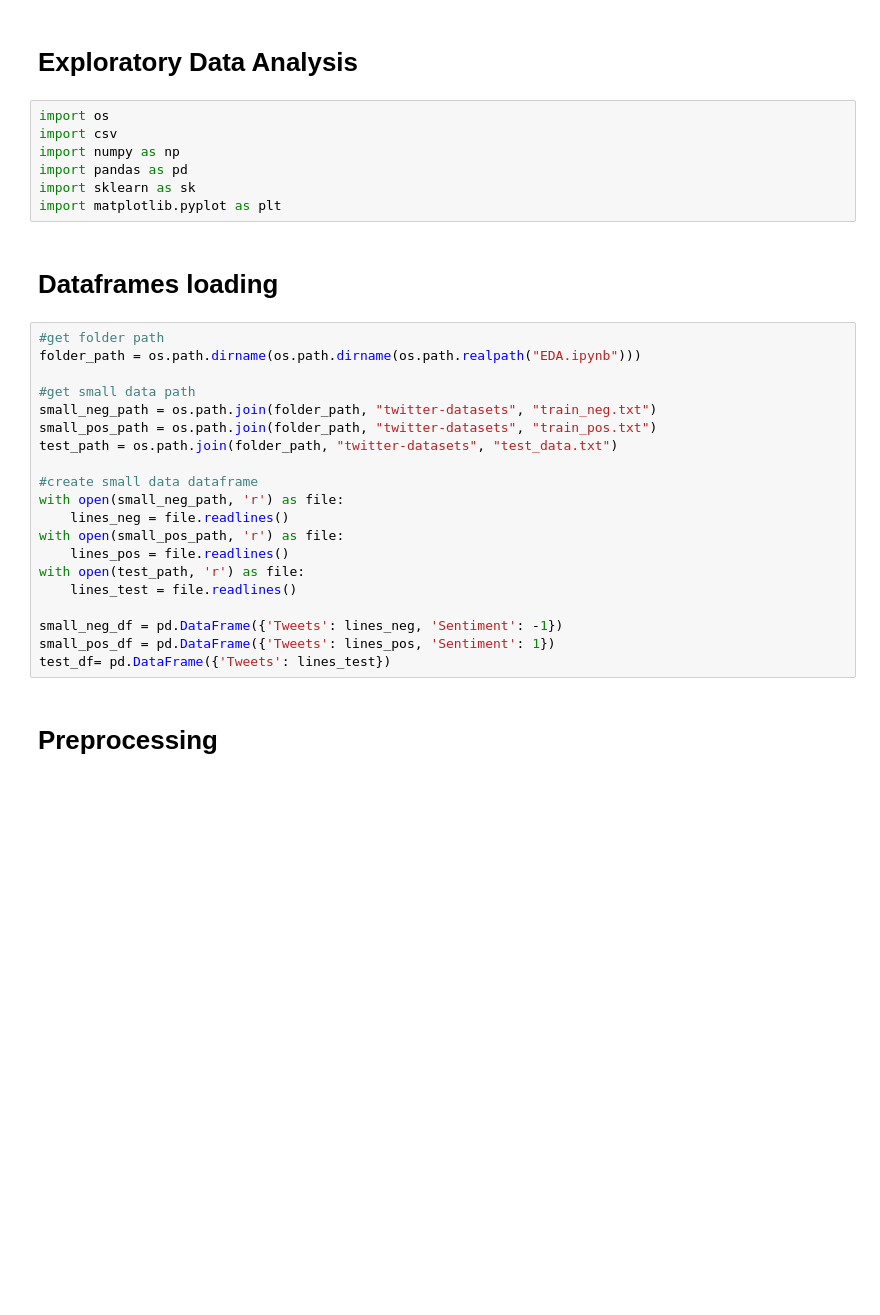
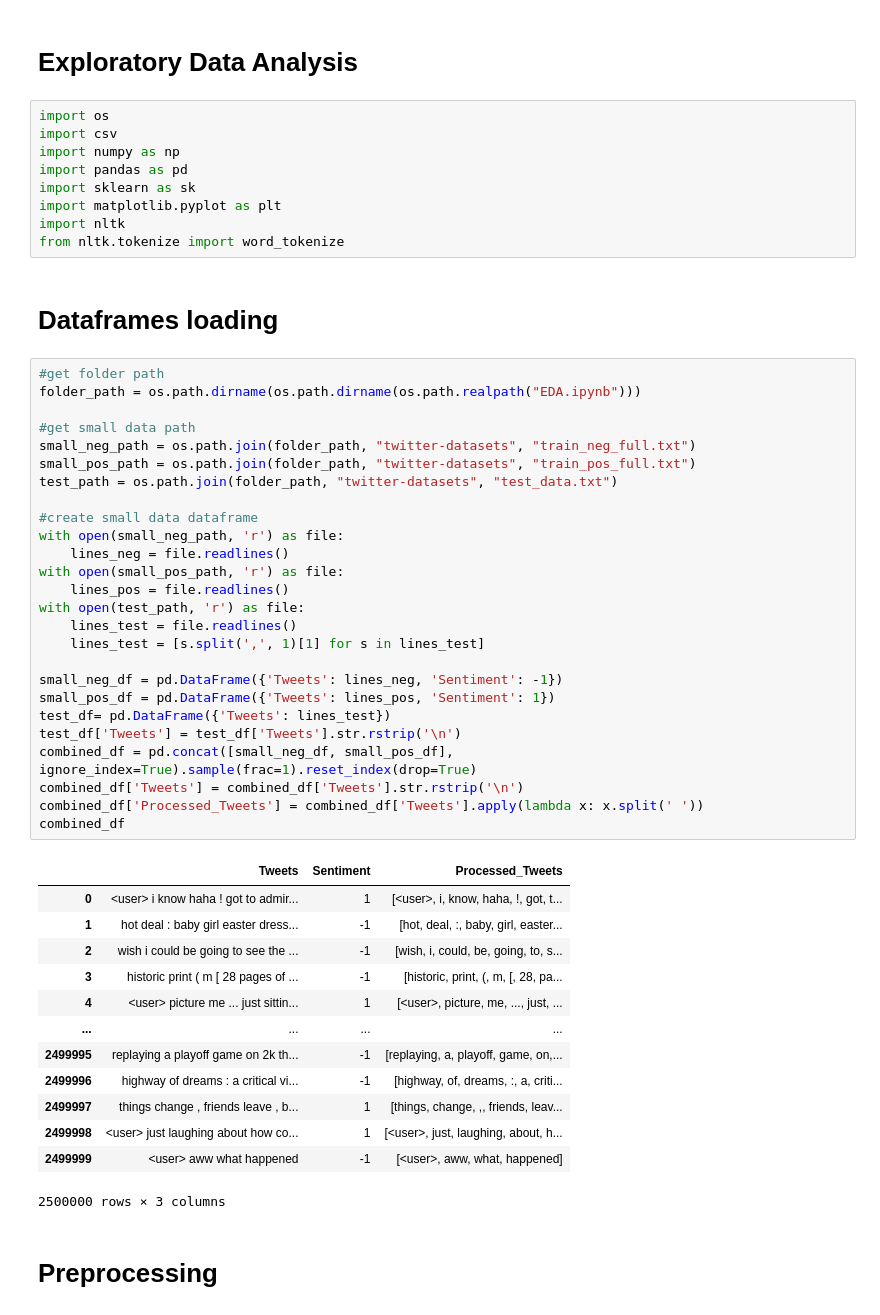
Before and after one commit to KenjiTet/ML-P2-tweet-classification, a Jupyter notebook: notebook/EDA.ipynb, the cells around one changed output. Cells and saved outputs as stored; diff of their text form; blank space fills up the shorter version.

```diff
--- a/notebook/EDA.ipynb
+++ b/notebook/EDA.ipynb
@@ -7,27 +7,49 @@ import numpy as np
 import pandas as pd
 import sklearn as sk
 import matplotlib.pyplot as plt
+import nltk
+from nltk.tokenize import word_tokenize
 # %% [markdown]
 # Dataframes loading
 # %%
 #get folder path
 folder_path = os.path.dirname(os.path.dirname(os.path.realpath("EDA.ipynb")))
 
 #get small data path
-small_neg_path = os.path.join(folder_path, "twitter-datasets", "train_neg.txt")
-small_pos_path = os.path.join(folder_path, "twitter-datasets", "train_pos.txt")
+small_neg_path = os.path.join(folder_path, "twitter-datasets", "train_neg_full.txt")
+small_pos_path = os.path.join(folder_path, "twitter-datasets", "train_pos_full.txt")
 test_path = os.path.join(folder_path, "twitter-datasets", "test_data.txt")
 
 #create small data dataframe
 with open(small_neg_path, 'r') as file:
     lines_neg = file.readlines()
 with open(small_pos_path, 'r') as file:
     lines_pos = file.readlines()
 with open(test_path, 'r') as file:
     lines_test = file.readlines()
+    lines_test = [s.split(',', 1)[1] for s in lines_test]
 
 small_neg_df = pd.DataFrame({'Tweets': lines_neg, 'Sentiment': -1})
 small_pos_df = pd.DataFrame({'Tweets': lines_pos, 'Sentiment': 1})
 test_df= pd.DataFrame({'Tweets': lines_test})
+test_df['Tweets'] = test_df['Tweets'].str.rstrip('\n')
+combined_df = pd.concat([small_neg_df, small_pos_df], ignore_index=True).sample(frac=1).reset_index(drop=True)
+combined_df['Tweets'] = combined_df['Tweets'].str.rstrip('\n')
+combined_df['Processed_Tweets'] = combined_df['Tweets'].apply(lambda x: x.split(' '))
+combined_df
+# %% [output]
+|  | Tweets | Sentiment | Processed_Tweets |
+| 0 | <user> i know haha ! got to admir... | 1 | [<user>, i, know, haha, !, got, t... |
+| 1 | hot deal : baby girl easter dress... | -1 | [hot, deal, :, baby, girl, easter... |
+| 2 | wish i could be going to see the ... | -1 | [wish, i, could, be, going, to, s... |
+| 3 | historic print ( m [ 28 pages of ... | -1 | [historic, print, (, m, [, 28, pa... |
+| 4 | <user> picture me ... just sittin... | 1 | [<user>, picture, me, ..., just, ... |
+| ... | ... | ... | ... |
+| 2499995 | replaying a playoff game on 2k th... | -1 | [replaying, a, playoff, game, on,... |
+| 2499996 | highway of dreams : a critical vi... | -1 | [highway, of, dreams, :, a, criti... |
+| 2499997 | things change , friends leave , b... | 1 | [things, change, ,, friends, leav... |
+| 2499998 | <user> just laughing about how co... | 1 | [<user>, just, laughing, about, h... |
+| 2499999 | <user> aww what happened | -1 | [<user>, aww, what, happened] |
+2500000 rows × 3 columns
 # %% [markdown]
 # Preprocessing
```
Also changed, not shown: parts of 3 cells of this notebook, 1 other file.
